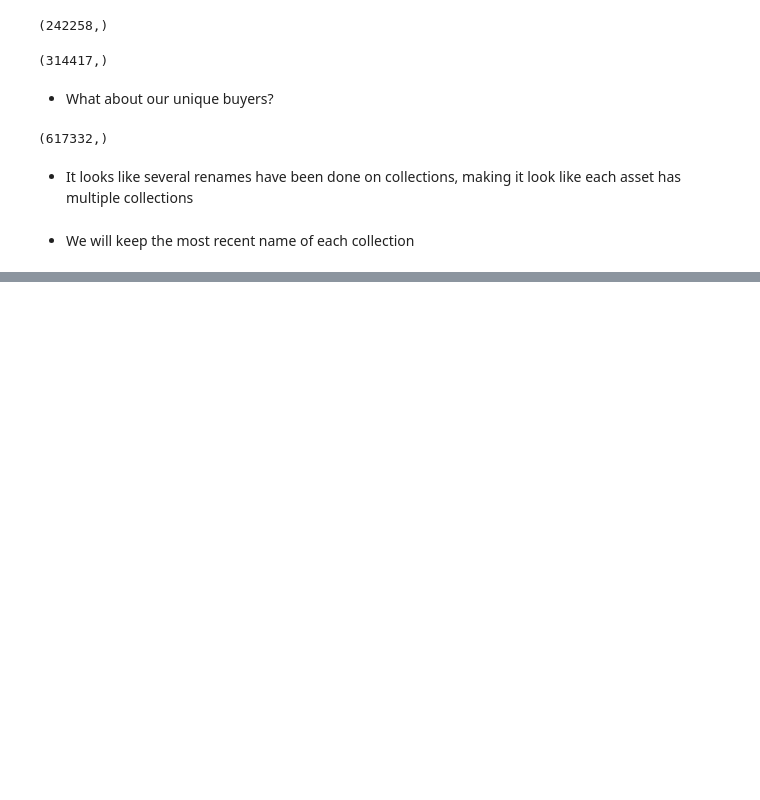
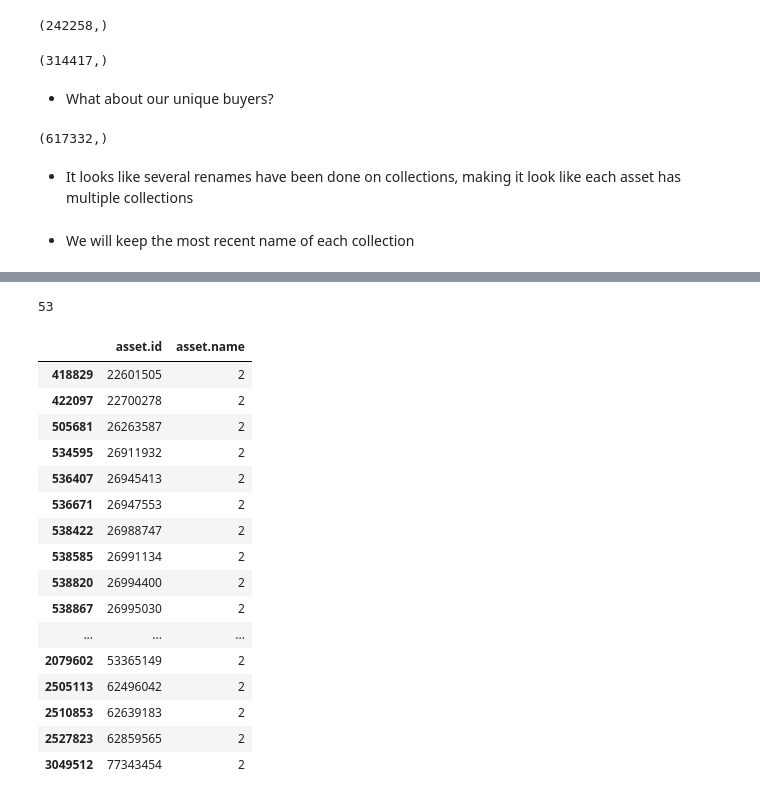
Before and after one commit to HliasMpGH/digital-transactions-mining, a Jupyter notebook: data_description.ipynb, the cells around one changed output, grey strips where cells are left out. Cells and saved outputs as stored; diff of their text form; code cells hidden in the pictures; blank space fills up the shorter version.

```diff
--- a/data_description.ipynb
+++ b/data_description.ipynb
@@ -119,0 +286,33 @@ nft["winner_account.address"].unique().shape
+# %%
+# Group by asset_id and check the number of unique collection names
+multi_name_assets = (
+    nft.groupby("asset.id")["asset.name"]
+    .nunique()
+    .reset_index()
+    .query("`asset.name` > 1") # backticks used because the column name is not valid in python
+)
+
+# Get assets with multiple collection names
+len(multi_name_assets)
+# %% [output]
+53
+# %%
+multi_name_assets
+# %% [output]
+|  | asset.id | asset.name |
+| 418829 | 22601505 | 2 |
+| 422097 | 22700278 | 2 |
+| 505681 | 26263587 | 2 |
+| 534595 | 26911932 | 2 |
+| 536407 | 26945413 | 2 |
+| 536671 | 26947553 | 2 |
+| 538422 | 26988747 | 2 |
+| 538585 | 26991134 | 2 |
+| 538820 | 26994400 | 2 |
+| 538867 | 26995030 | 2 |
+| ... | ... | ... |
+| 2079602 | 53365149 | 2 |
+| 2505113 | 62496042 | 2 |
+| 2510853 | 62639183 | 2 |
+| 2527823 | 62859565 | 2 |
+| 3049512 | 77343454 | 2 |
```
Also changed, not shown: parts of 27 cells of this notebook, 4 other files.
